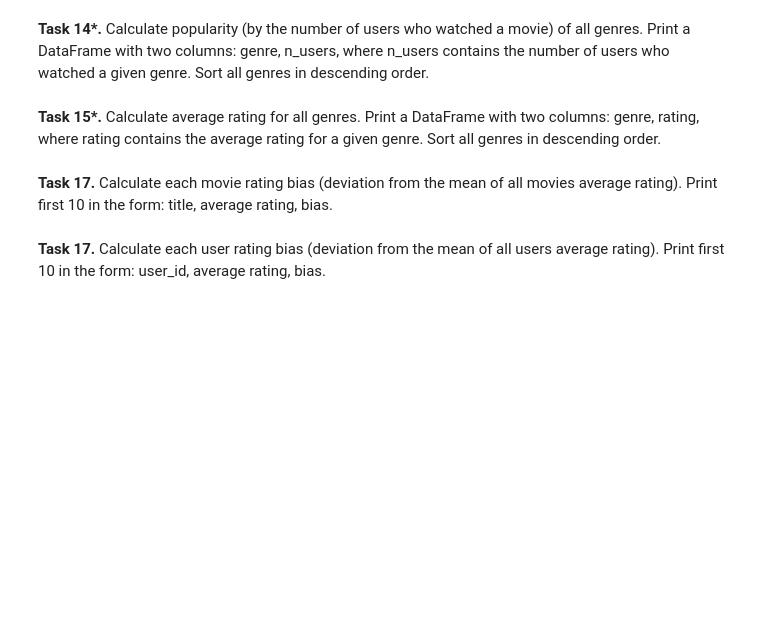
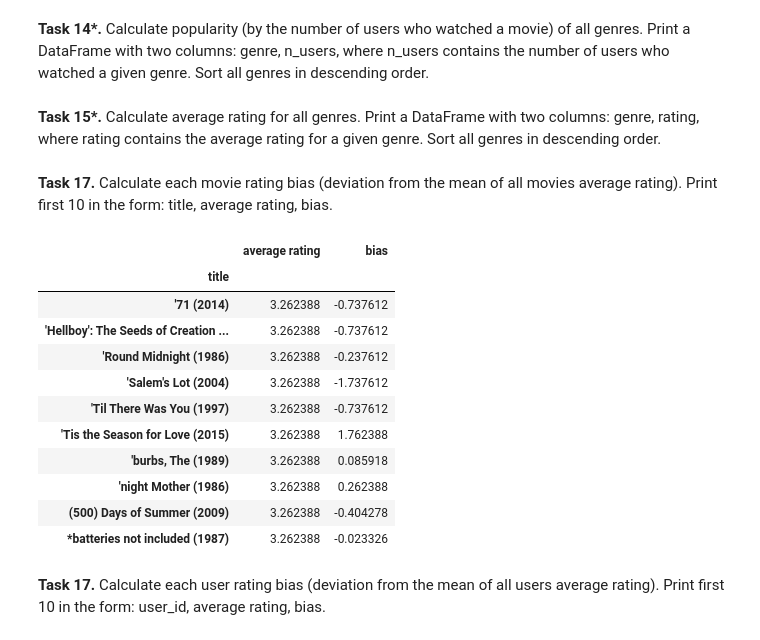
Before and after one commit to Matraf/recommender-systems-class, a Jupyter notebook: class_02_numpy_pandas.ipynb, the cells around one changed output. Drawn from its saved outputs; the diff is of its cells as text; code cells hidden in the pictures; blank space fills up the shorter version.

```diff
--- a/class_02_numpy_pandas.ipynb
+++ b/class_02_numpy_pandas.ipynb
@@ -288,6 +282,32 @@ display(steam_df_copy)
 **Task 17.** Calculate each movie rating bias (deviation from the mean of all movies average rating). Print first 10 in the form: title, average rating, bias.
 # %%
 # Write your code here
+# ml_df_copy['bias'] = ml_df_mean - ml_df_copy['rating']
+# ml_df_copy['average rating'] = ml_df_mean
+
+ml_df_copy = ml_df.copy()
+
+ml_df_mean = ml_df_copy.groupby('title').mean()
+ml_df_avg = ml_df_mean['rating'].mean()
+
+ml_df_mean['average rating'] = ml_df_avg
+ml_df_mean['bias'] = ml_df_avg - ml_df_mean['rating']
+ml_df_mean = ml_df_mean.reindex(columns=['average rating', 'bias'])
+
+display(ml_df_mean.head(10))
+# %% [output]
+|  | average rating | bias |
+| title |  |  |
+| '71 (2014) | 3.262388 | -0.737612 |
+| 'Hellboy': The Seeds of Creation ... | 3.262388 | -0.737612 |
+| 'Round Midnight (1986) | 3.262388 | -0.237612 |
+| 'Salem's Lot (2004) | 3.262388 | -1.737612 |
+| 'Til There Was You (1997) | 3.262388 | -0.737612 |
+| 'Tis the Season for Love (2015) | 3.262388 | 1.762388 |
+| 'burbs, The (1989) | 3.262388 | 0.085918 |
+| 'night Mother (1986) | 3.262388 | 0.262388 |
+| (500) Days of Summer (2009) | 3.262388 | -0.404278 |
+| *batteries not included (1987) | 3.262388 | -0.023326 |
 # %% [markdown]
 **Task 17.** Calculate each user rating bias (deviation from the mean of all users average rating). Print first 10 in the form: user_id, average rating, bias.
 # %%
```
Also changed, not shown: parts of 5 cells of this notebook.
